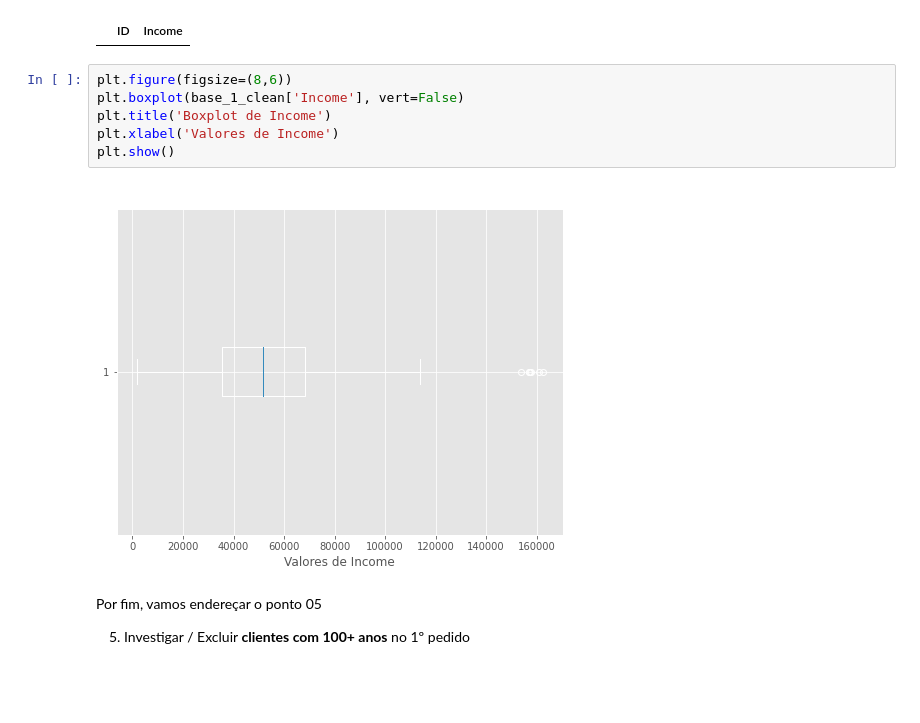
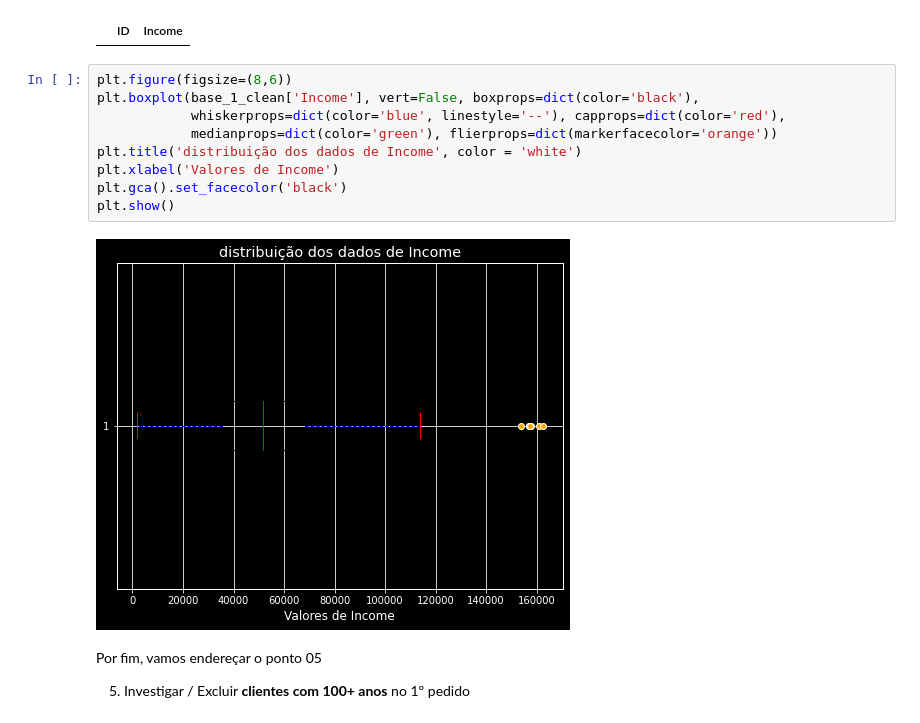
Before and after one commit to MarcioMot4/Maven-Marketing-Analysis-Custommer-Segmentation, a Jupyter notebook: Analise_Clientes_Maven_Marketing.ipynb, the cells around one changed output. Cells and saved outputs as stored; diff of their text form; blank space fills up the shorter version.

```diff
--- a/Analise_Clientes_Maven_Marketing.ipynb
+++ b/Analise_Clientes_Maven_Marketing.ipynb
@@ -697,12 +695,15 @@ display (Renda_Outlier[['ID', 'Income']])
 |  | ID | Income |
 # %%
 plt.figure(figsize=(8,6))
-plt.boxplot(base_1_clean['Income'], vert=False)
-plt.title('Boxplot de Income')
+plt.boxplot(base_1_clean['Income'], vert=False, boxprops=dict(color='black'),
+            whiskerprops=dict(color='blue', linestyle='--'), capprops=dict(color='red'),
+            medianprops=dict(color='green'), flierprops=dict(markerfacecolor='orange'))
+plt.title('distribuição dos dados de Income', color = 'white')
 plt.xlabel('Valores de Income')
+plt.gca().set_facecolor('black')
 plt.show()
 # %% [output]
-[figure, old version]
+[figure, new version]
 # %% [markdown]
 Por fim, vamos endereçar o ponto 05
 
```
Also changed, not shown: parts of 46 cells of this notebook.
